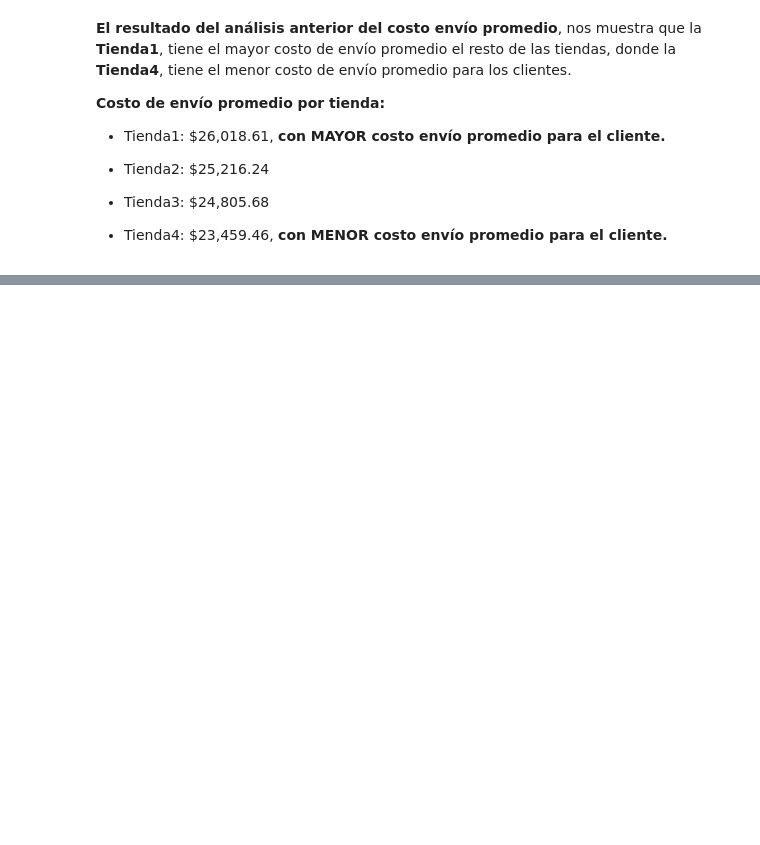
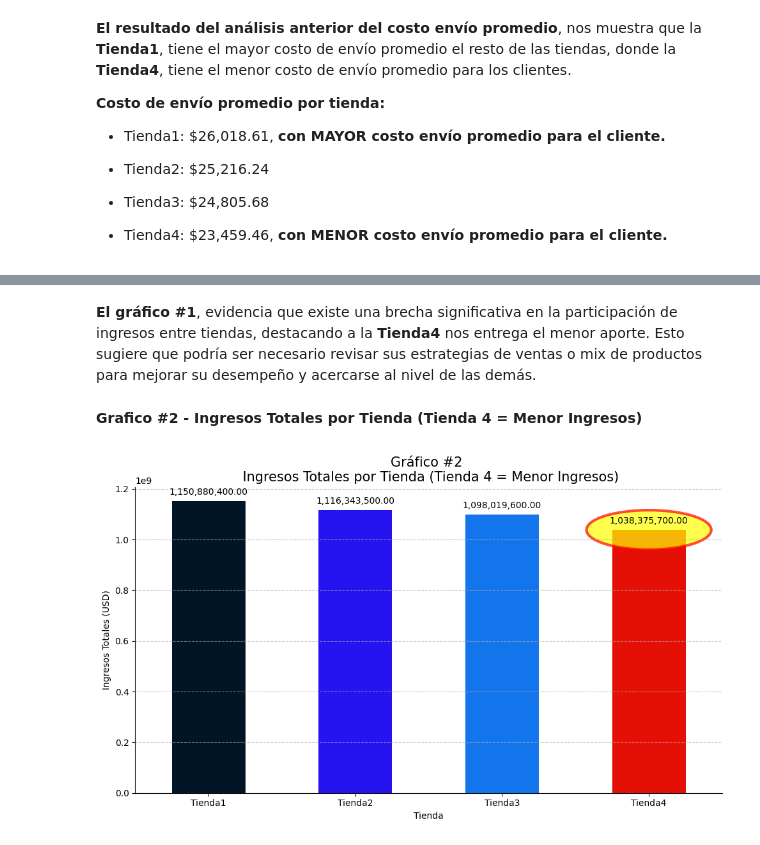
Before and after one commit to jpraden/Challenge-DataScience-AluraLatamStore, a Jupyter notebook: AluraStoreLatam.ipynb, the cells around one changed output, grey strips where cells are left out. Cells and saved outputs as stored; diff of their text form; code cells hidden in the pictures; blank space fills up the shorter version.

```diff
--- a/AluraStoreLatam.ipynb
+++ b/AluraStoreLatam.ipynb
@@ -823,0 +857,54 @@ Mounted at /content/drive
+# %% [markdown]
+ **El gráfico #1**, evidencia que existe una brecha significativa en la participación de ingresos entre tiendas, destacando a la **Tienda4** nos entrega el menor aporte. Esto sugiere que podría ser necesario revisar sus estrategias de ventas o mix de productos para mejorar su desempeño y acercarse al nivel de las demás.
+# %% [markdown]
+**Grafico #2 - Ingresos Totales por Tienda (Tienda 4 = Menor Ingresos)**
+# %%
+# Agrupamos ingresos totales por tienda
+ingresos_totales = tiendas_all.groupby('tienda_id')['Precio'].sum()
+ingresos_totales.index = [f"Tienda{i}" for i in ingresos_totales.index]
+
+#Definimos los colores Rojo para la tienda4 de menor rendimiento, respecto a los ingresos
+colores_bar = ['#021526', '#2513F0', '#1375EC', '#E51005']
+
+# Definición de la figura
+plt.figure(figsize=(10, 6))
+ax = ingresos_totales.plot(kind='bar', color=colores_bar)
+
+# Personalización
+plt.title('Gráfico #2 \n Ingresos Totales por Tienda (Tienda 4 = Menor Ingresos)', fontsize=15)
+plt.xlabel('Tienda')
+plt.ylabel('Ingresos Totales (USD)')
+plt.xticks(rotation=0)
+plt.tight_layout()
+plt.grid(axis='y', linestyle='--', alpha=0.7)
+
+# Eliminar líneas del cuadro superior y derecho
+ax.spines['top'].set_visible(False)
+ax.spines['right'].set_visible(False)
+
+# Añadir valores encima de cada barra
+for p, label in zip(ax.patches, ingresos_totales.index):
+    valor = f'{p.get_height():,.2f}'
+    x = p.get_x() + p.get_width() / 2.
+    y = p.get_height()
+
+    # anotación del valor
+    ax.annotate(valor,
+                (x, y),
+                ha='center', va='center',
+                xytext=(0, 10),
+                textcoords='offset points')
+
+    # Si es la Tienda4, dibujamos un óvalo semitransparente alrededor del texto
+    if label == "Tienda4":
+        ellipse = patches.Ellipse(
+            (x, y + 15),   # centro en la posición del texto
+            width=0.85,     # ancho del óvalo (ajusta según tamaño del número)
+            height=0.15 * y,   # alto relativo al valor
+            edgecolor='red', facecolor='yellow', alpha=0.7, linewidth=3
+        )
+        ax.add_patch(ellipse)
+
+plt.show()
+# %% [output]
+[figure, added]
```
Also changed, not shown: parts of 24 cells of this notebook.
